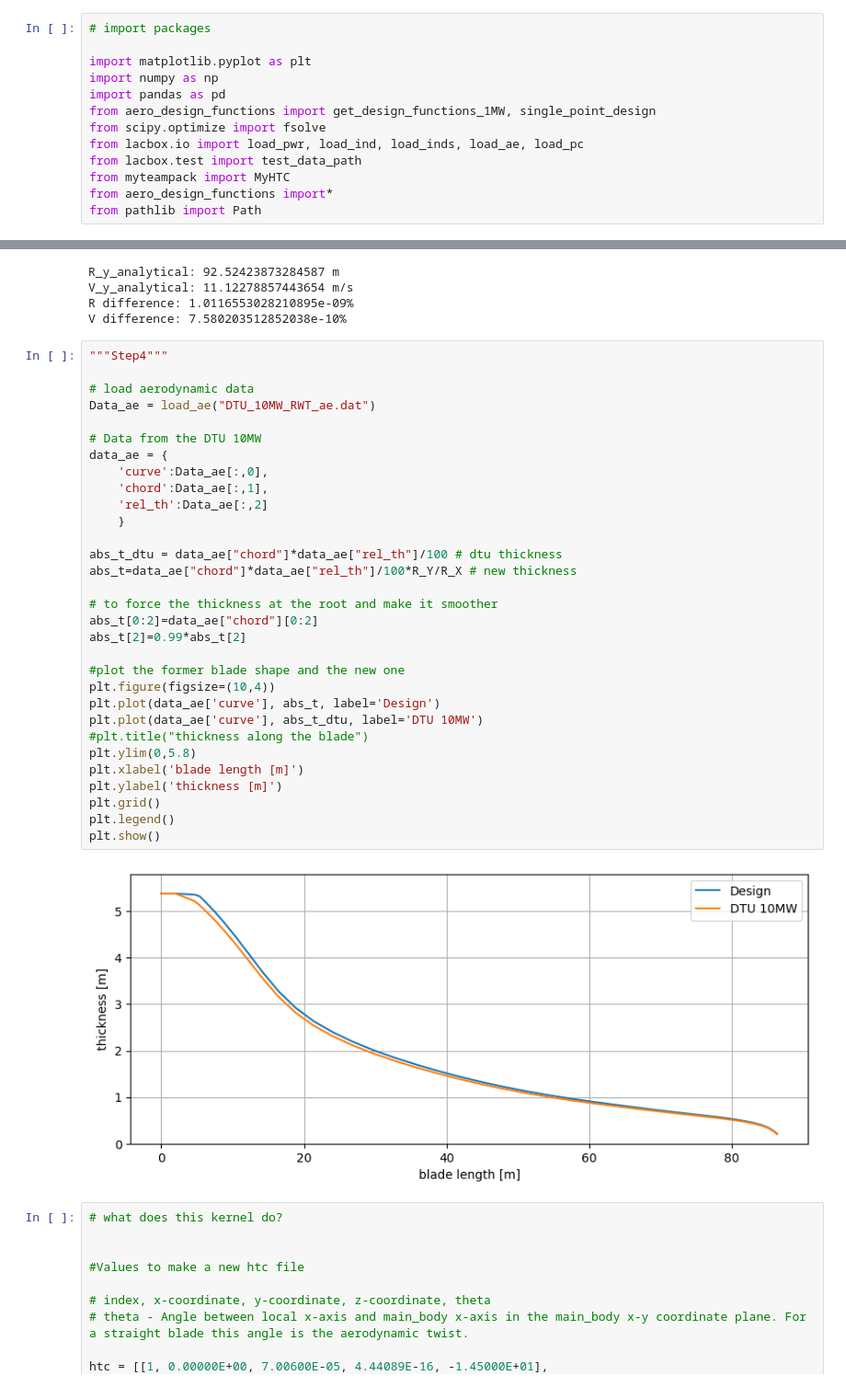
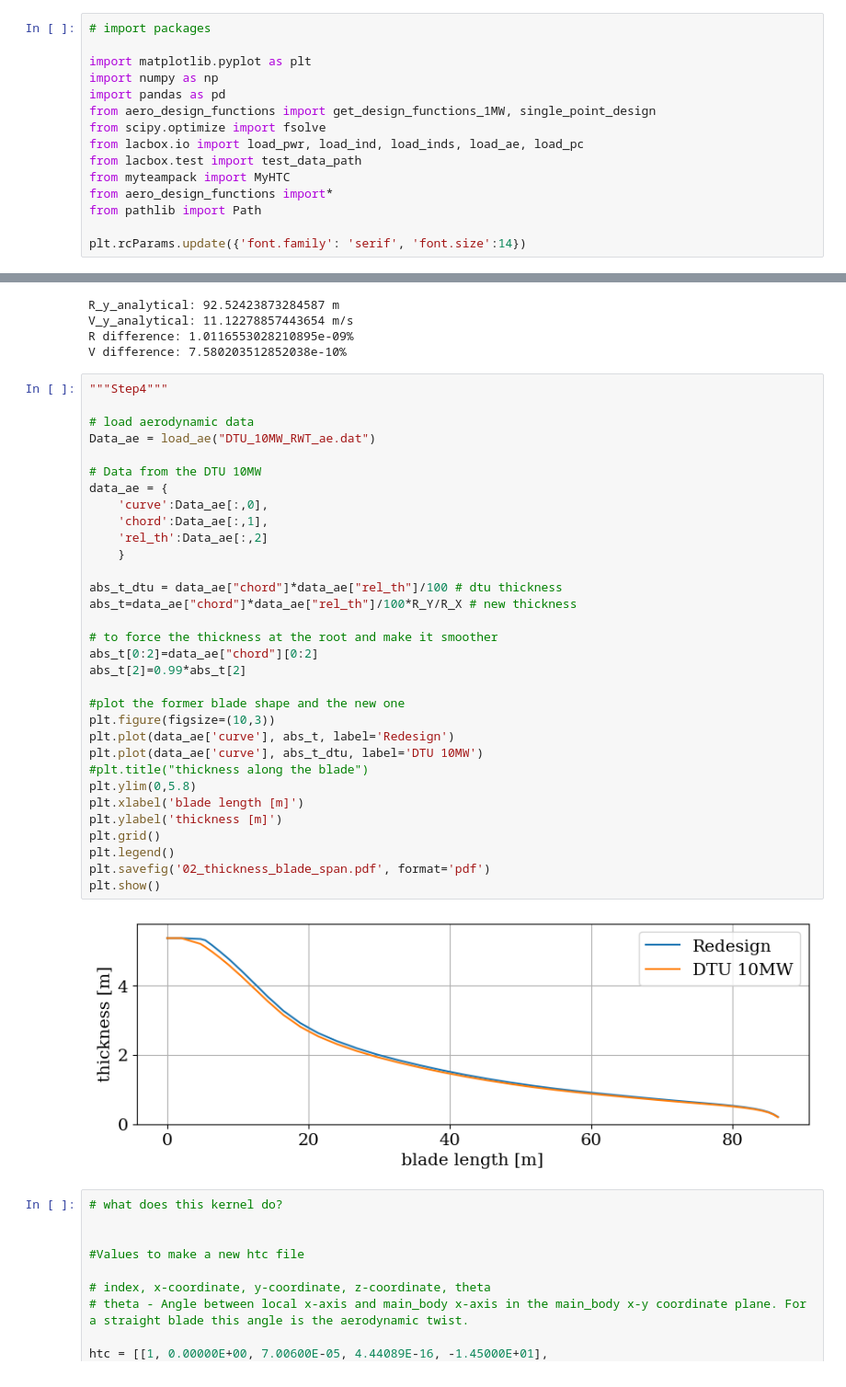
Before and after one commit to nicolaquaia/LAC_final, a Jupyter notebook: assignment_01/assignment1_02.ipynb, the cells around one changed output, grey strips where cells are left out. Shown at 92% size. Drawn from its saved outputs; the diff is of its cells as text.

```diff
--- a/assignment_01/assignment1_02.ipynb
+++ b/assignment_01/assignment1_02.ipynb
@@ -11,6 +11,8 @@ from lacbox.test import test_data_path
 from myteampack import MyHTC
 from aero_design_functions import*
 from pathlib import Path
+
+plt.rcParams.update({'font.family': 'serif', 'font.size':14})
 # %%
 def thickness(r_norm, chord_root):
     """Absolute thickness [m] as a function of blade span [m] for 35-m blade"""
@@ -91,36 +93,37 @@ V difference: 7.580203512852038e-10%
 # %%
 """Step4"""
 
 # load aerodynamic data
 Data_ae = load_ae("DTU_10MW_RWT_ae.dat")
 
 # Data from the DTU 10MW
 data_ae = {
     'curve':Data_ae[:,0],
     'chord':Data_ae[:,1],
     'rel_th':Data_ae[:,2]
     }
 
 abs_t_dtu = data_ae["chord"]*data_ae["rel_th"]/100 # dtu thickness
 abs_t=data_ae["chord"]*data_ae["rel_th"]/100*R_Y/R_X # new thickness
 
 # to force the thickness at the root and make it smoother
 abs_t[0:2]=data_ae["chord"][0:2]
 abs_t[2]=0.99*abs_t[2]
 
 #plot the former blade shape and the new one
-plt.figure(figsize=(10,4))
-plt.plot(data_ae['curve'], abs_t, label='Design')
+plt.figure(figsize=(10,3))
+plt.plot(data_ae['curve'], abs_t, label='Redesign')
 plt.plot(data_ae['curve'], abs_t_dtu, label='DTU 10MW')
 #plt.title("thickness along the blade")
 plt.ylim(0,5.8)
 plt.xlabel('blade length [m]')
 plt.ylabel('thickness [m]')
 plt.grid()
 plt.legend()
+plt.savefig('02_thickness_blade_span.pdf', format='pdf')
 plt.show()
 # %% [output]
-[figure, old version]
+[figure, new version]
 # %%
 # what does this kernel do?
 
```
Also changed, not shown: parts of 3 cells of this notebook, 6 other files.
